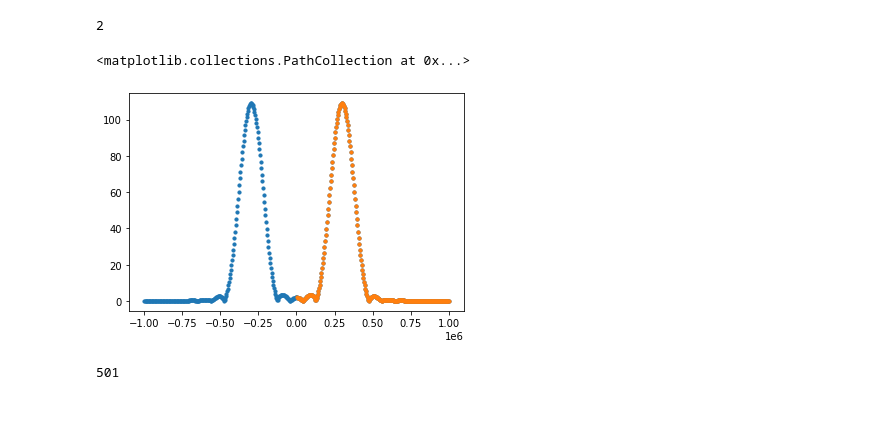
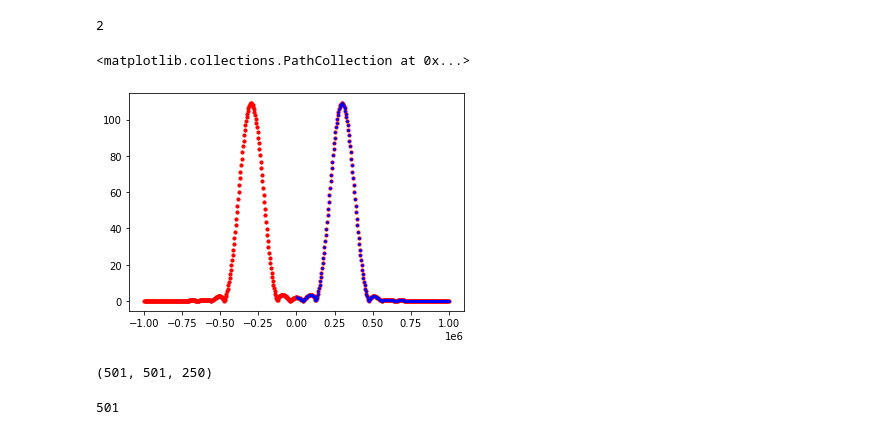
Before and after one commit to dimkarasav/genex, a Jupyter notebook: Make_dataframe.ipynb, the cells around one changed output. Saved outputs shown, nothing was run; the diff lists cells and outputs as text; code cells hidden in the pictures.

```diff
--- a/Make_dataframe.ipynb
+++ b/Make_dataframe.ipynb
@@ -229,23 +225,27 @@ len(sensors)
 # %%
 duration = time[0][len(time[0])-1]-time[0][0]
 
 Sensor1_freq, Sensor1_amp = get_FFT_transform(np.array(sensors[0][0]), duration , signal_length )
 
-
+Sensor1_amp_pos  = Sensor1_amp[np.argwhere(Sensor1_freq>0).reshape(-1)]
 Sensor1_freq_pos = Sensor1_freq[Sensor1_freq>0] # FFT frequences are completely symmetrical around zero. We want keep only the positive ones.
-Sensor1_amp_pos  = Sensor1_amp[np.argwhere(Sensor1_freq>0).reshape(-1)]
+#Sensor1_amp_pos  = Sensor1_amp[np.argwhere(Sensor1_freq>0).reshape(-1)]
 
 
-plt.scatter(Sensor1_freq, Sensor1_amp,marker='o', s=10,label='sensor 1')
-plt.scatter(Sensor1_freq_pos, Sensor1_amp[np.argwhere(Sensor1_freq>0).reshape(-1)], marker='o', s=10,label='sensor 1')
+plt.scatter(Sensor1_freq, Sensor1_amp, marker='o', s=10,label='sensor 1', color = 'red')
+plt.scatter(Sensor1_freq_pos, Sensor1_amp[np.argwhere(Sensor1_freq>0).reshape(-1)], marker='*', s=5,label='sensor 1', color = 'blue')
 
 
 #xf_2, yf_2 = get_FFT_transform(np.array(sensors[sim_ID][1]), duration, N_points )
 #xf_3, yf_3 = get_FFT_transform(np.array(sensors[sim_ID][2]), duration, N_points )
 #xf_4, yf_4 = get_FFT_transform(np.array(sensors[sim_ID][3]), duration, N_points )
 # %% [output]
 <matplotlib.collections.PathCollection at 0x...>
-[figure, old version]
+[figure, new version]
+# %%
+len(np.array(sensors[0][0])), len(np.array(sensor1_list[0])), len(np.array(sensor1_amp_list[0]))
+# %% [output]
+(501, 501, 250)
 # %%
 len(np.array(sensor1_list[0]))
 # %% [output]
```
Also changed, not shown: parts of 15 cells of this notebook, 1 other file.
